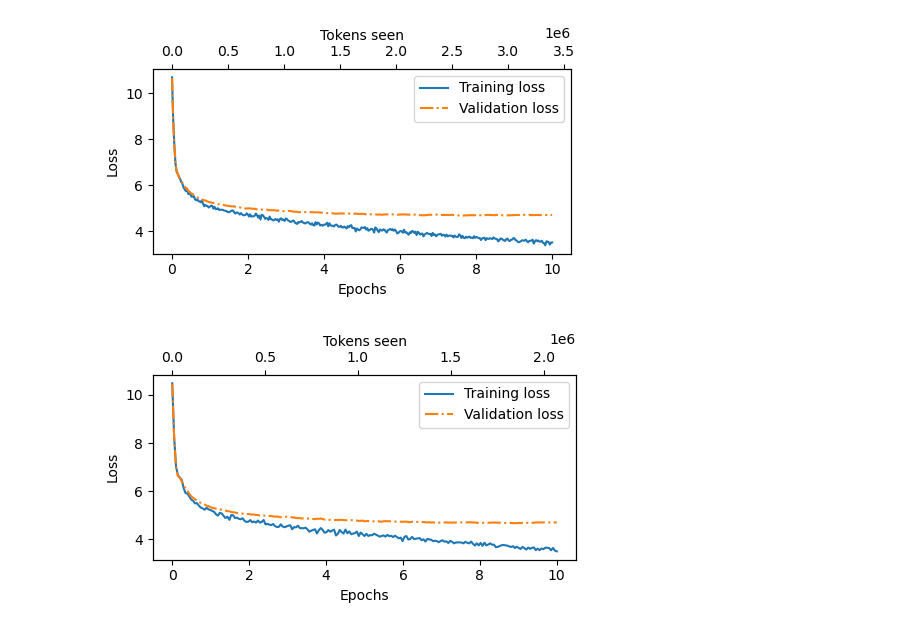
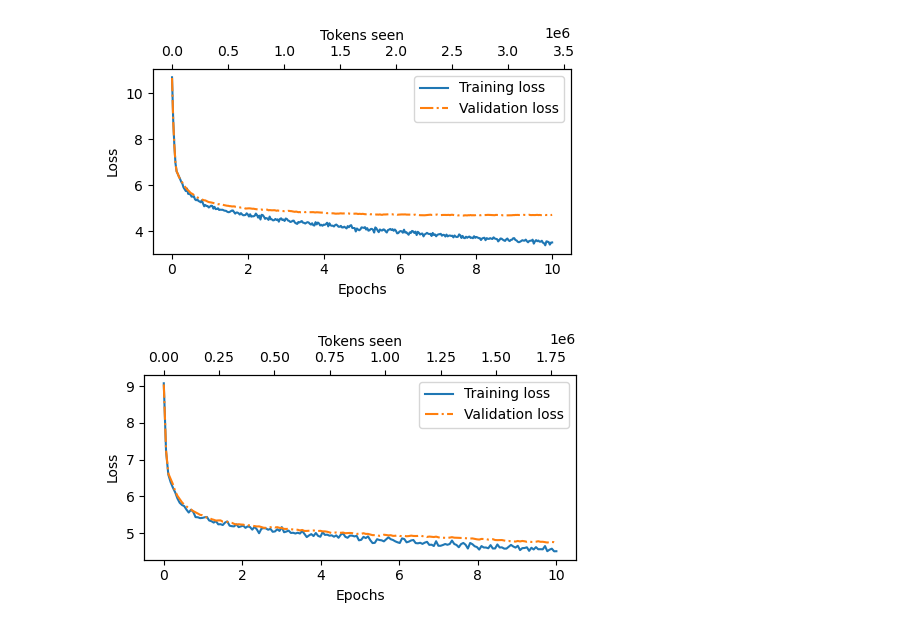
Before and after one commit to iug-htw/GPTAndPrejudice, a Jupyter notebook: loss_plotter.ipynb, the cells around one changed output. Cells and saved outputs as stored; diff of their text form; code cells hidden in the pictures.

```diff
--- a/loss_plotter.ipynb
+++ b/loss_plotter.ipynb
@@ -176,22 +176,22 @@ plot_losses(epochs_tensor, track_tokens_seen, train_losses, val_losses)
 # %%
 # all text 5
 # old tokenizer
 # GPT_CONFIG_124M = {
 #     "vocab_size": 50257,    # Vocabulary size
 #     "context_length": 256,  # Context length
 #     "emb_dim": 768,         # Embedding dimension
 #     "n_heads": 8,          # Number of attention heads
 #     "n_layers": 8,         # Number of layers
 #     "drop_rate": 0.2,       # Dropout rate
 #     "qkv_bias": False,      # Query-Key-Value bias
 #     "device": device,
 # }
 # optimizer = torch.optim.AdamW(model.parameters(), lr=0.0002, betas=(0.9, 0.98), eps=1e-08, weight_decay=0.05)
 
 num_epochs = 10
-train_losses, val_losses, track_tokens_seen = load_losses()
+train_losses, val_losses, track_tokens_seen = load_losses("model_768_12_12_losses.json")
 
 epochs_tensor = torch.linspace(0, num_epochs, len(train_losses))
 plot_losses(epochs_tensor, track_tokens_seen, train_losses, val_losses)
 # %% [output]
-[figure, old version]
+[figure, new version]
```
Also changed, not shown: 7 other files.
